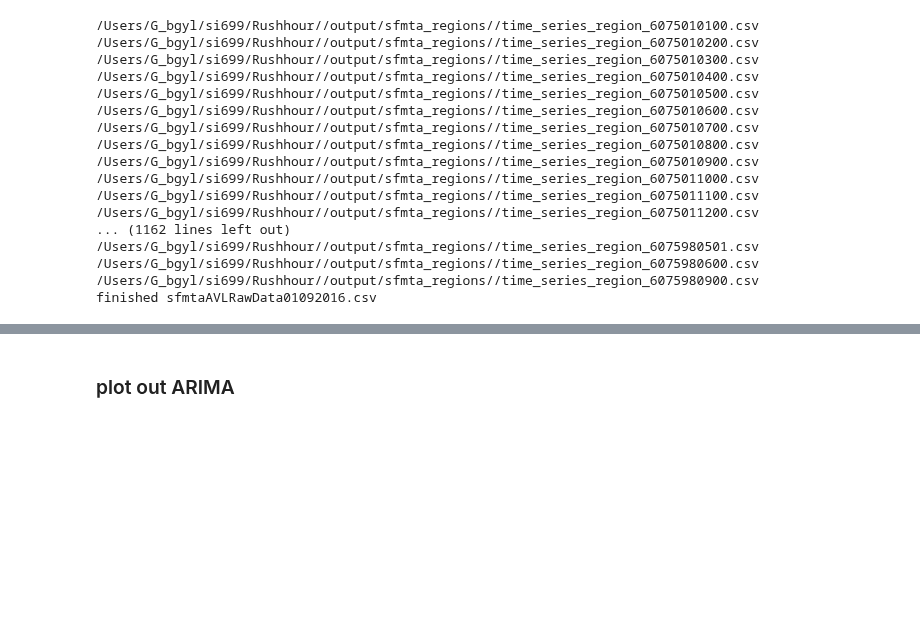
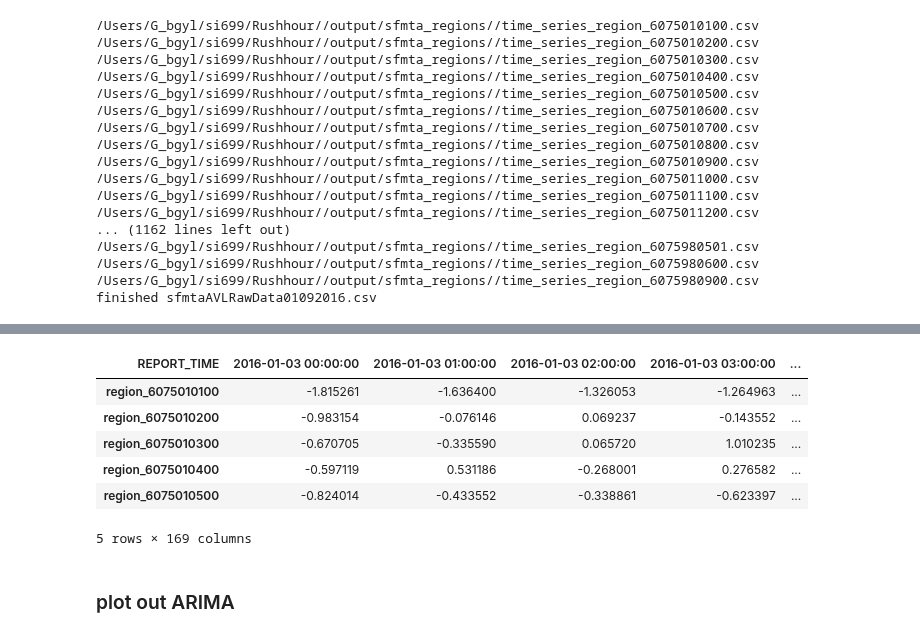
Before and after one commit to sakoki/Rushhour, a Jupyter notebook: playground/ARIMA_baseline.ipynb, the cells around one changed output, grey strips where cells are left out. Cells and saved outputs as stored; diff of their text form; code cells hidden in the pictures; blank space fills up the shorter version.

```diff
--- a/playground/ARIMA_baseline.ipynb
+++ b/playground/ARIMA_baseline.ipynb
@@ -1,6 +1,9 @@
 # %%
 from statsmodels.tsa.arima_model import ARIMA
 from sklearn.metrics import mean_squared_error
+
+from sklearn.preprocessing import StandardScaler
+scaler = StandardScaler()
 
 import geopandas as gpd
 from shapely.geometry import Point
@@ -347,3 +399,19 @@ finish create_time_df
+# %%
+#fill na
+sample_time_series = sample_time_series.fillna(0)
+#scale data. output: ndarray
+score_scale = scaler.fit_transform(sample_time_series)
+# turn scaled data into df.
+sample_time_series_scale = pd.DataFrame(score_scale,index=sample_time_series.index, columns=sample_time_series.columns)
+sample_time_series_scale.head()
+# %% [output]
+| REPORT_TIME | 2016-01-03 00:00:00 | 2016-01-03 01:00:00 | 2016-01-03 02:00:00 | 2016-01-03 03:00:00 | ... |
+| region_6075010100 | -1.815261 | -1.636400 | -1.326053 | -1.264963 | ... |
+| region_6075010200 | -0.983154 | -0.076146 | 0.069237 | -0.143552 | ... |
+| region_6075010300 | -0.670705 | -0.335590 | 0.065720 | 1.010235 | ... |
+| region_6075010400 | -0.597119 | 0.531186 | -0.268001 | 0.276582 | ... |
+| region_6075010500 | -0.824014 | -0.433552 | -0.338861 | -0.623397 | ... |
+5 rows × 169 columns
 # %% [markdown]
 ### plot out ARIMA
 # %%
```
Also changed, not shown: parts of 15 cells of this notebook.
